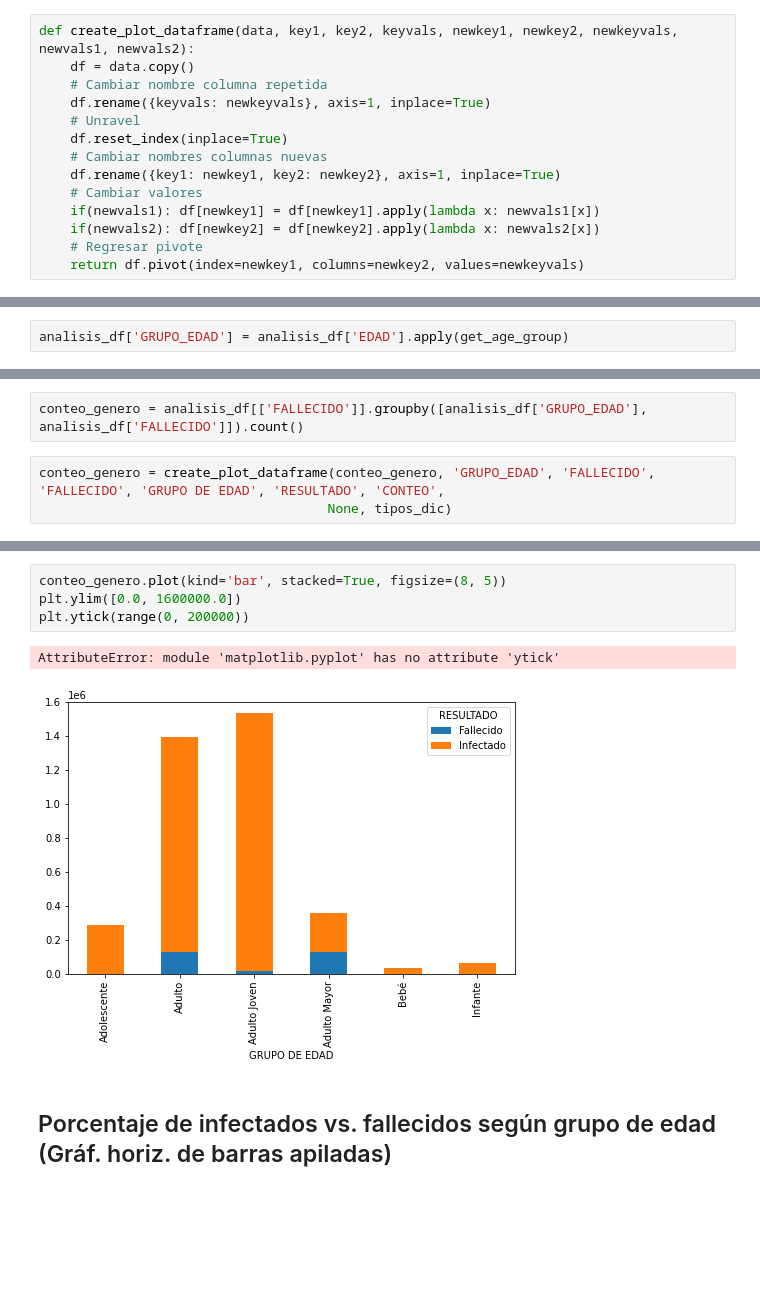
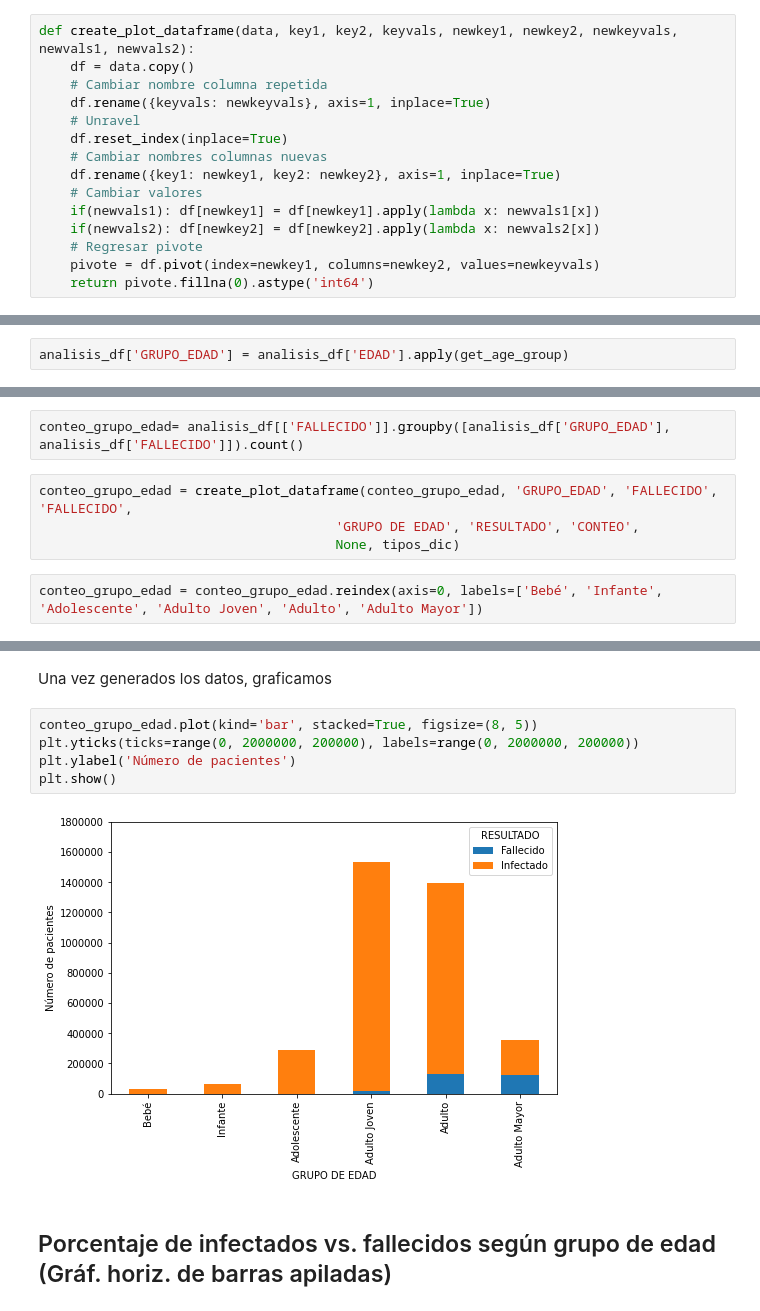
Before and after one commit to EstebanBrito/covid19-mexico, a Jupyter notebook: notebooks/Graficas.ipynb, the cells around one changed output, grey strips where cells are left out. Cells and saved outputs as stored; diff of their text form; blank space fills up the shorter version.

Commit message:
Added more plots to plots notebook

```diff
--- a/notebooks/Graficas.ipynb
+++ b/notebooks/Graficas.ipynb
@@ -214,7 +232,8 @@ def create_plot_dataframe(data, key1, key2, keyvals, newkey1, newkey2, newkeyval
     if(newvals1): df[newkey1] = df[newkey1].apply(lambda x: newvals1[x])
     if(newvals2): df[newkey2] = df[newkey2].apply(lambda x: newvals2[x])
     # Regresar pivote
-    return df.pivot(index=newkey1, columns=newkey2, values=newkeyvals)
+    pivote = df.pivot(index=newkey1, columns=newkey2, values=newkeyvals)
+    return pivote.fillna(0).astype('int64')
 # %%
 conteo_estado = create_plot_dataframe(conteo_estado, 'ENTIDAD_UM', 'FALLECIDO', 'FALLECIDO', 'ENTIDAD', 'TIPO', 'CONTEO', estados_dic, tipos_dic)
 # %% [markdown]
@@ -354,6 +383,9 @@ analisis_df.head(3)
 # %%
-conteo_genero = analisis_df[['FALLECIDO']].groupby([analisis_df['GRUPO_EDAD'], analisis_df['FALLECIDO']]).count()
+conteo_grupo_edad= analisis_df[['FALLECIDO']].groupby([analisis_df['GRUPO_EDAD'], analisis_df['FALLECIDO']]).count()
 # %%
-conteo_genero = create_plot_dataframe(conteo_genero, 'GRUPO_EDAD', 'FALLECIDO', 'FALLECIDO', 'GRUPO DE EDAD', 'RESULTADO', 'CONTEO',
-                                     None, tipos_dic)
+conteo_grupo_edad = create_plot_dataframe(conteo_grupo_edad, 'GRUPO_EDAD', 'FALLECIDO', 'FALLECIDO',
+                                      'GRUPO DE EDAD', 'RESULTADO', 'CONTEO',
+                                      None, tipos_dic)
+# %%
+conteo_grupo_edad = conteo_grupo_edad.reindex(axis=0, labels=['Bebé', 'Infante', 'Adolescente', 'Adulto Joven', 'Adulto', 'Adulto Mayor'])
 # %%
@@ -370,9 +402,11 @@ conteo_genero
+# %% [markdown]
+Una vez generados los datos, graficamos
 # %%
-conteo_genero.plot(kind='bar', stacked=True, figsize=(8, 5))
-plt.ylim([0.0, 1600000.0])
-plt.ytick(range(0, 200000))
+conteo_grupo_edad.plot(kind='bar', stacked=True, figsize=(8, 5))
+plt.yticks(ticks=range(0, 2000000, 200000), labels=range(0, 2000000, 200000))
+plt.ylabel('Número de pacientes')
+plt.show()
 # %% [output]
-AttributeError: module 'matplotlib.pyplot' has no attribute 'ytick'
-[figure, old version]
+[figure, new version]
 # %% [markdown]
 ## Porcentaje de infectados vs. fallecidos según grupo de edad (Gráf. horiz. de barras apiladas)
```
Also changed, not shown: parts of 30 cells of this notebook, 1 other file.
